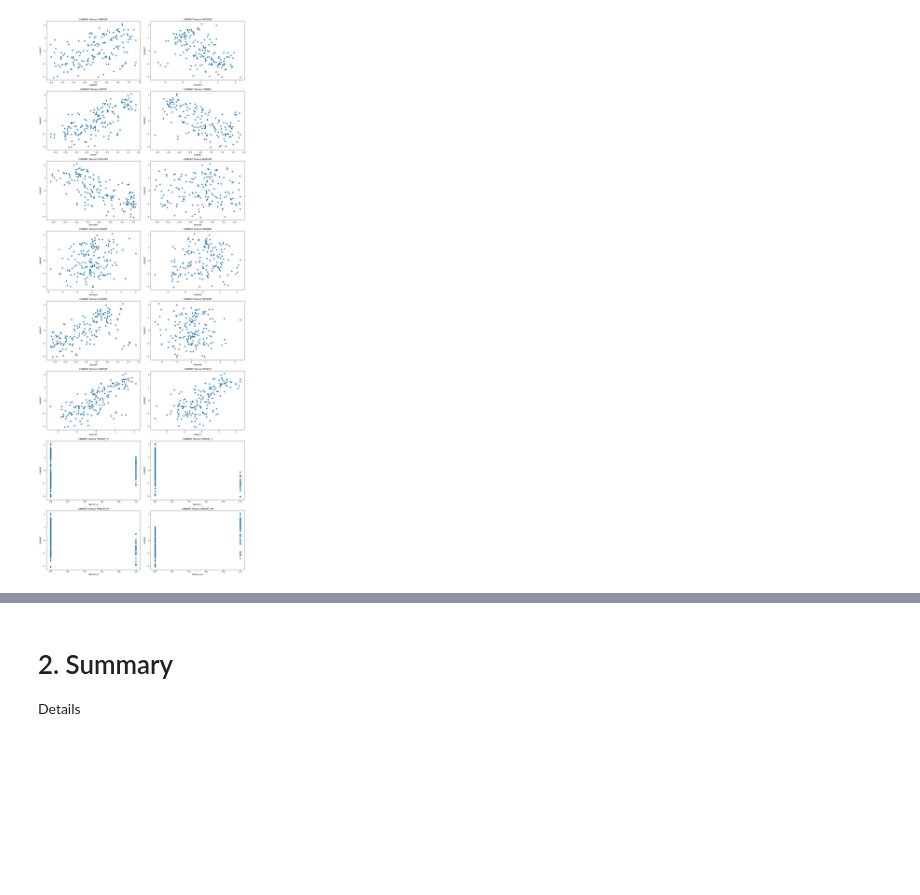
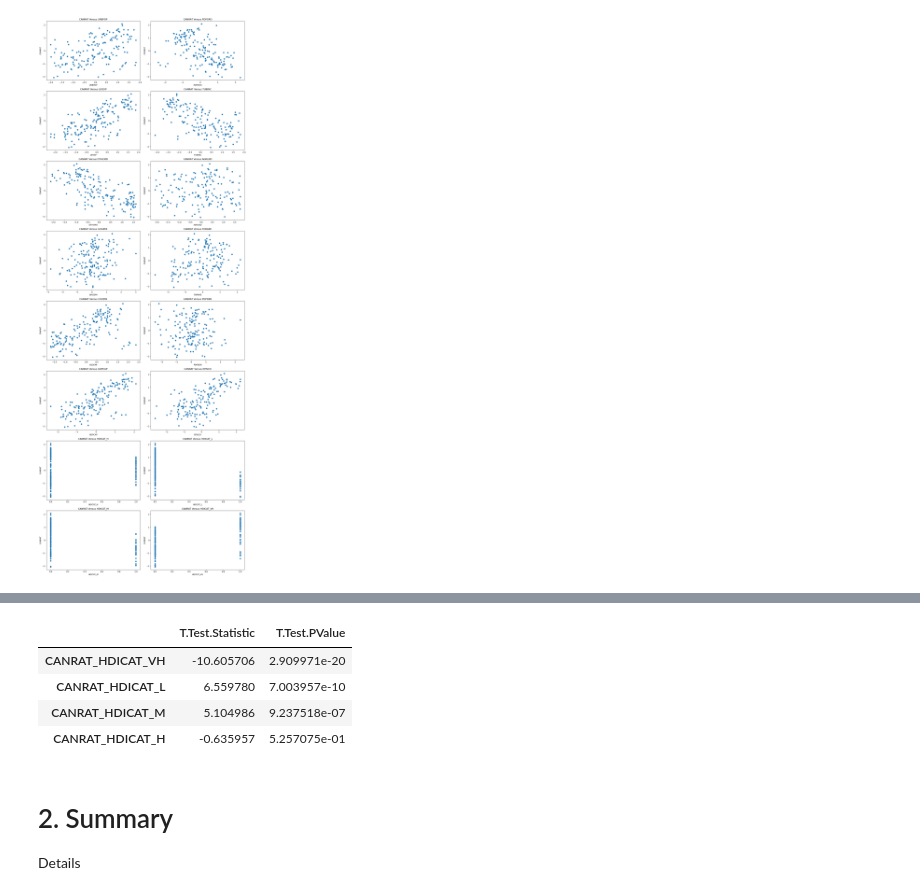
Before and after one commit to JohnPaulinePineda/Exploratory-Data-Analysis-For-Machine-Learning-Final-Assignment, a Jupyter notebook: EDAForMachineLearning_FinalAssignment.ipynb, the cells around one changed output, grey strips where cells are left out. Saved outputs shown, nothing was run; the diff lists cells and outputs as text; code cells hidden in the pictures; blank space fills up the shorter version.

```diff
--- a/EDAForMachineLearning_FinalAssignment.ipynb
+++ b/EDAForMachineLearning_FinalAssignment.ipynb
@@ -1704,3 +1761,35 @@ Details
+# %%
+##################################
+# Computing the t-test
+# statistic and p-values
+# between the target variable
+# and categorical predictor columns
+##################################
+cancer_rate_preprocessed_categorical_ttest_target = {}
+cancer_rate_preprocessed_categorical = cancer_rate_preprocessed[['CANRAT','HDICAT_L','HDICAT_M','HDICAT_H','HDICAT_VH']]
+cancer_rate_preprocessed_categorical_columns = ['HDICAT_L','HDICAT_M','HDICAT_H','HDICAT_VH']
+for categorical_column in cancer_rate_preprocessed_categorical_columns:
+    group_0 = cancer_rate_preprocessed_categorical[cancer_rate_preprocessed_categorical.loc[:,categorical_column]==0]
+    group_1 = cancer_rate_preprocessed_categorical[cancer_rate_preprocessed_categorical.loc[:,categorical_column]==1]
+    cancer_rate_preprocessed_categorical_ttest_target['CANRAT_' + categorical_column] = stats.ttest_ind(
+        group_0['CANRAT'],
+        group_1['CANRAT'],
+        equal_var=True)
+# %%
+##################################
+# Formulating the pairwise ttest summary
+# between the target variable
+# and categorical predictor columns
+##################################
+cancer_rate_preprocessed_categorical_summary = cancer_rate_preprocessed_categorical.from_dict(cancer_rate_preprocessed_categorical_ttest_target, orient='index')
+cancer_rate_preprocessed_categorical_summary.columns = ['T.Test.Statistic', 'T.Test.PValue']
+display(cancer_rate_preprocessed_categorical_summary.sort_values(by=['T.Test.PValue'], ascending=True).head(4))
+# %% [output]
+|  | T.Test.Statistic | T.Test.PValue |
+| CANRAT_HDICAT_VH | -10.605706 | 2.909971e-20 |
+| CANRAT_HDICAT_L | 6.559780 | 7.003957e-10 |
+| CANRAT_HDICAT_M | 5.104986 | 9.237518e-07 |
+| CANRAT_HDICAT_H | -0.635957 | 5.257075e-01 |
 # %% [markdown]
 # 2. Summary <a class="anchor" id="Summary"></a>
 Details
```
Also changed, not shown: parts of 40 cells of this notebook.
